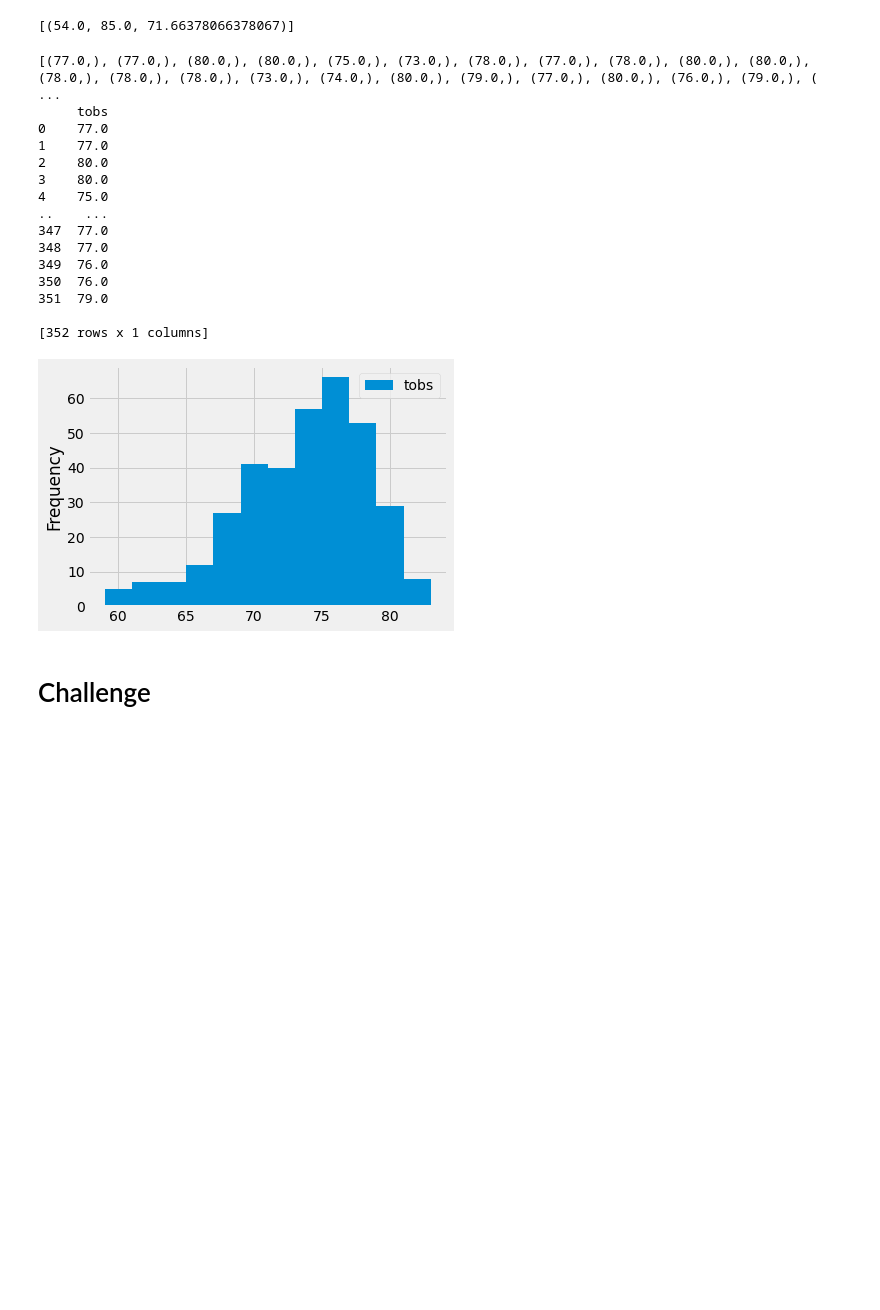
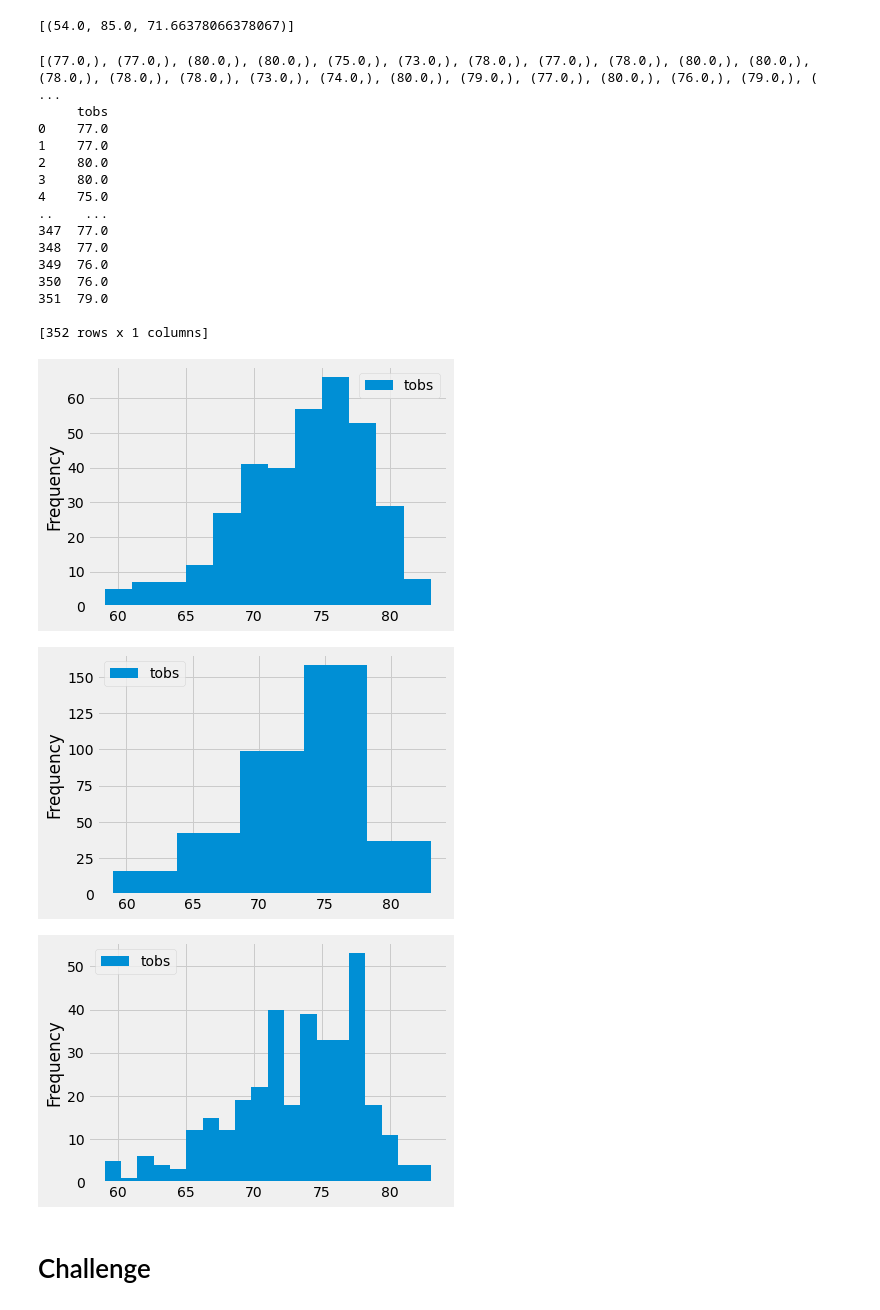
Before and after one commit to MaazAhmed416/surfs_up, a Jupyter notebook: climate_analysis.ipynb, the cells around one changed output. Cells and saved outputs as stored; diff of their text form; code cells hidden in the pictures; blank space fills up the shorter version.

```diff
--- a/climate_analysis.ipynb
+++ b/climate_analysis.ipynb
@@ -104,31 +104,37 @@ filter(Measurement.station =='USC00519281').all()
 # %%
 # Choose the station with the highest number of temperature observations.
 # Query the last 12 months of temperature observation data for this station and plot the results as a histogram
 results = session.query(Measurement.tobs).\
 filter(Measurement.station == 'USC00519281').\
 filter(Measurement.date >= prev_year).all()
 print(results)
 df = pd.DataFrame(results, columns=['tobs'])
 print(df)
 df.plot.hist(bins=12)
 plt.tight_layout()
+df.plot.hist(bins=5)
+plt.tight_layout()
+df.plot.hist(bins=20)
+plt.tight_layout()
 # %% [output]
 [(77.0,), (77.0,), (80.0,), (80.0,), (75.0,), (73.0,), (78.0,), (77.0,), (78.0,), (80.0,), (80.0,), (78.0,), (78.0,), (78.0,), (73.0,), (74.0,), (80.0,), (79.0,), (77.0,), (80.0,), (76.0,), (79.0,), ( ...
      tobs
 0    77.0
 1    77.0
 2    80.0
 3    80.0
 4    75.0
 ..    ...
 347  77.0
 348  77.0
 349  76.0
 350  76.0
 351  79.0
 
 [352 rows x 1 columns]
 [figure]
+[figure, added]
+[figure, added]
 # %%
 # Write a function called `calc_temps` that will accept start date and end date in the format '%Y-%m-%d'
 # and return the minimum, average, and maximum temperatures for that range of dates
```
Also changed, not shown: 1 other file.
